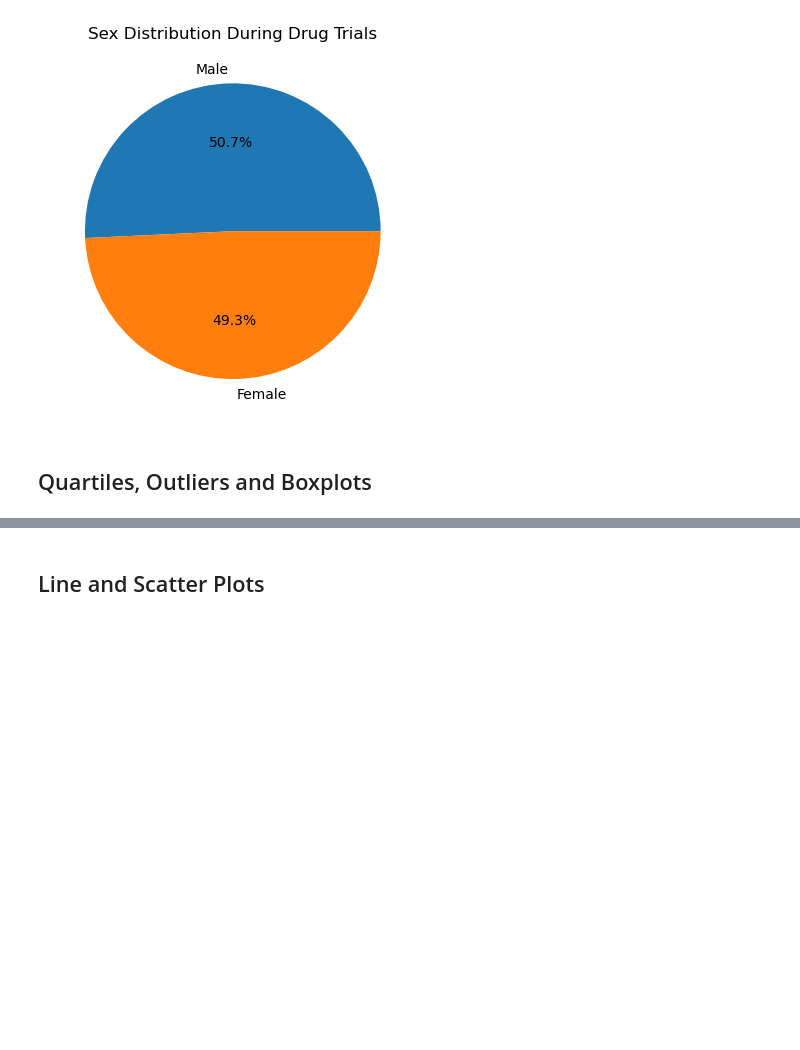
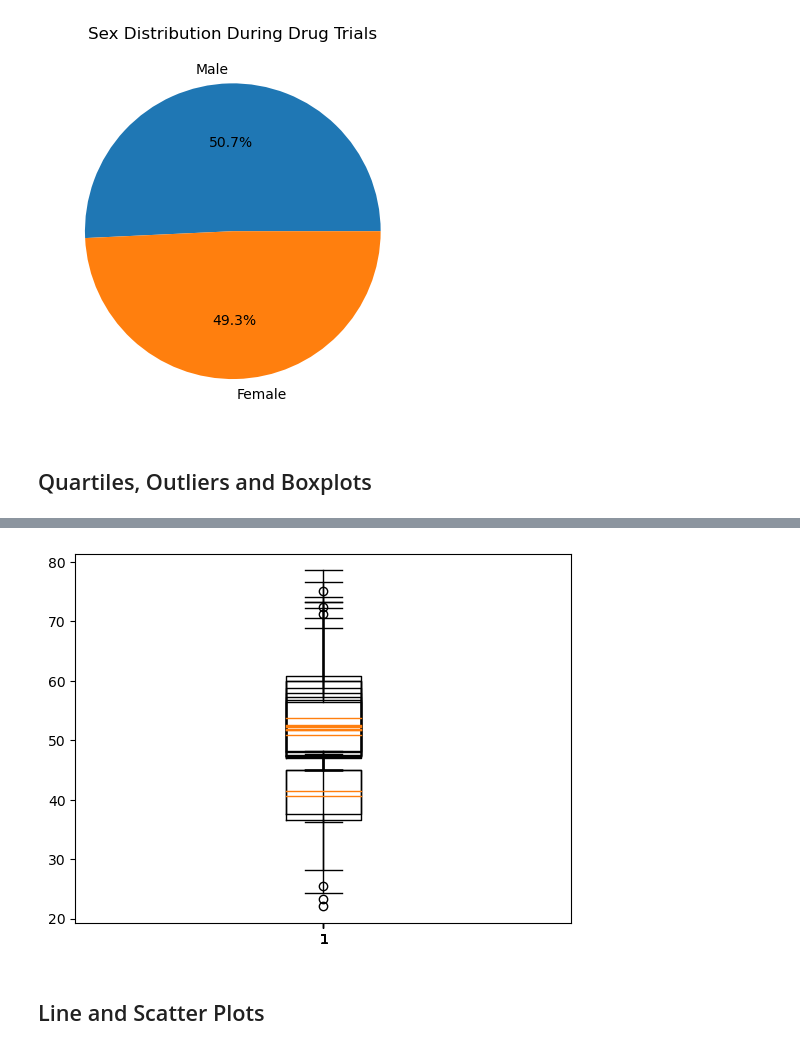
Before and after one commit to ShoaibFarooqui/pandas-and-matplotlib, a Jupyter notebook: module_5_starter_code/Pymaceuticals/pymaceuticals_starter.ipynb, the cells around one changed output, grey strips where cells are left out. Drawn from its saved outputs; the diff is of its cells as text; code cells hidden in the pictures; blank space fills up the shorter version.

Commit message:
ongoing quartiles, outliers and boxplots

```diff
--- a/module_5_starter_code/Pymaceuticals/pymaceuticals_starter.ipynb
+++ b/module_5_starter_code/Pymaceuticals/pymaceuticals_starter.ipynb
@@ -193,20 +220,22 @@ plt.show()
 # %%
 # Put treatments into a list for for loop (and later for plot labels)
-
+drugs = [drug for drug in no_dup_df["Drug Regimen"].unique()]
 
 # Create empty list to fill with tumor vol data (for plotting)
-
+tumor_vol_data = []
 
 # Calculate the IQR and quantitatively determine if there are any potential outliers.
-
+for drug in drugs:
 
     # Locate the rows which contain mice on each drug and get the tumor volumes
-
-
+    p= no_dup_df.loc[no_dup_df["Drug Regimen"]==drug, ["Tumor Volume (mm3)"]]
+    plt.boxplot(p)
     # add subset
 
 
     # Determine outliers using upper and lower bounds
+# %% [output]
+[figure, added]
 # %%
 # Generate a box plot that shows the distrubution of the tumor volume for each treatment group.
 # %% [markdown]
```
Also changed, not shown: parts of 2 cells of this notebook.
